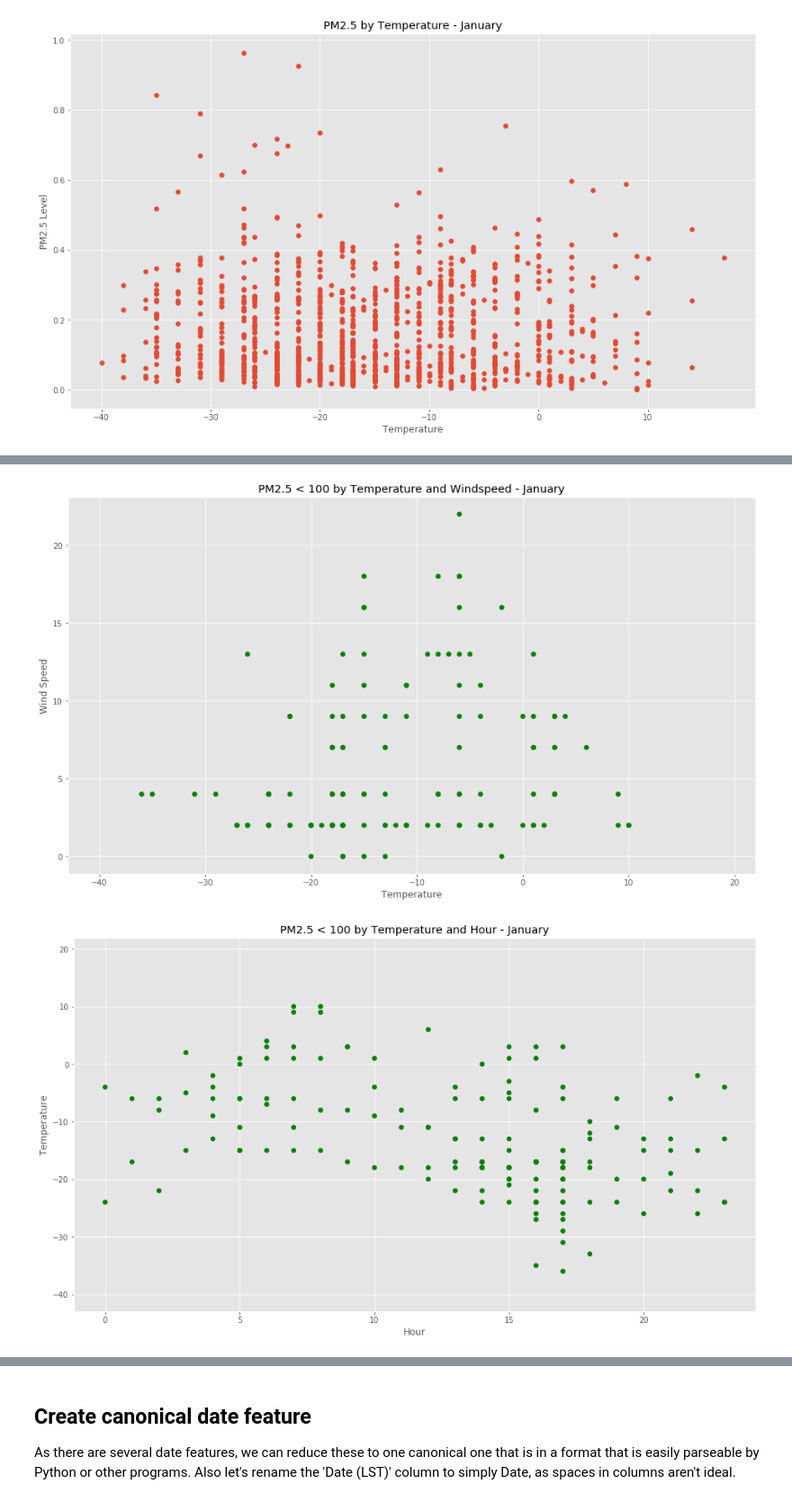
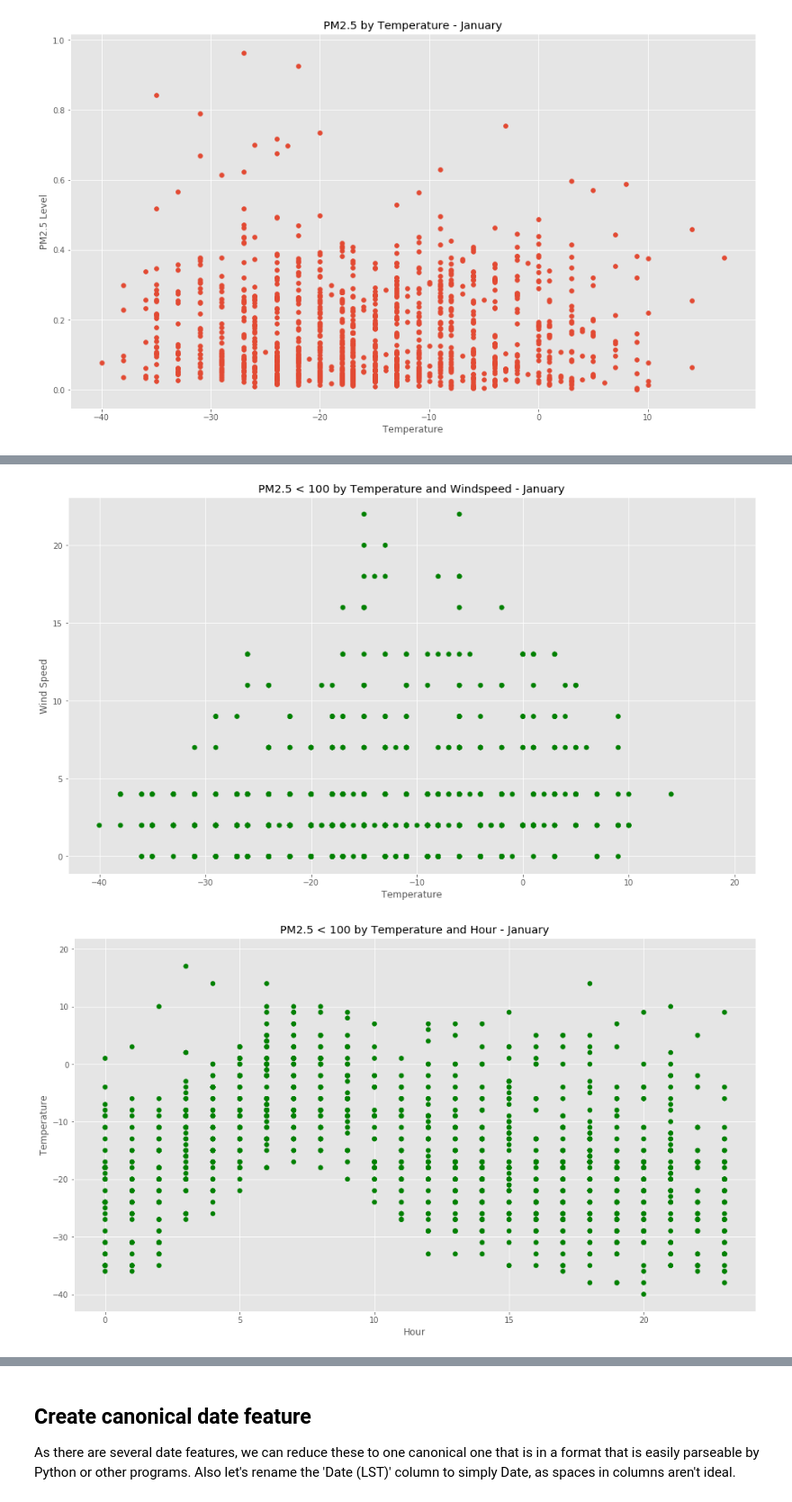
Before and after one commit to iq3k/Ulaanbaatar-PM2.5-Prediction, a Jupyter notebook: Ulaanbaatar PM2.5 Prediction.ipynb, the cells around one changed output, grey strips where cells are left out. Shown at 90% size. Drawn from its saved outputs; the diff is of its cells as text; code cells hidden in the pictures.

```diff
--- a/Ulaanbaatar PM2.5 Prediction.ipynb
+++ b/Ulaanbaatar PM2.5 Prediction.ipynb
@@ -82,0 +124,8 @@ test.to_csv("test.csv")
+# %%
+#drop unneeded features
+df = df.drop(['Year', 'Day', 'Date Key', 'Date Key.1', 'Year.1', 'Month.1', 'Day.1', 'Hour.1', 'AQI',
+              'Source.Name', 'Site', 'Parameter', 'Unit', 'Duration', 'USAF', 'WBAN', 'GUS', 'CLG', 'SKC', 'L',
+              'M', 'H', 'VSB', 'MW', 'MW_1', 'MW_2', 'MW_3', 'AW', 'AW_4', 'AW_5', 'AW_6', 'W', 'SLP',
+              'ALT', 'STP', 'MAX', 'MIN', 'PCP01', 'PCP06', 'PCP24', 'PCPXX', 'SD'], axis=1)
+
+df.columns
@@ -173,25 +223,25 @@ plt.show()
 # %%
 x = month1['TEMP']
 y = month1['SPD']
-col = np.where(month1['AQI']<100,'green',np.where(month1['AQI']>100,'None','None'))
+col = np.where(month1['Value']<100,'green',np.where(month1['Value']>100,'None','None'))
 plt.scatter(x,y, c=col)
 plt.xlabel('Temperature')
 plt.ylabel('Wind Speed')
 plt.title('PM2.5 < 100 by Temperature and Windspeed - January')
 plt.show()
 # %% [output]
-[figure, old version]
+[figure, new version]
 # %%
 x = month1['Hour']
 y = month1['TEMP']
-col = np.where(month1['AQI']<100,'green',np.where(month1['AQI']>100,'None','None'))
+col = np.where(month1['Value']<100,'green',np.where(month1['Value']>100,'None','None'))
 plt.scatter(x,y, c=col)
 plt.xlabel('Hour')
 plt.ylabel('Temperature')
 plt.title('PM2.5 < 100 by Temperature and Hour - January')
 plt.show()
 # %% [output]
-[figure, old version]
+[figure, new version]
 # %%
 x = month1['DIR']
 y = month1['SPD']
```
Also changed, not shown: parts of 160 cells of this notebook, 3 other files.
